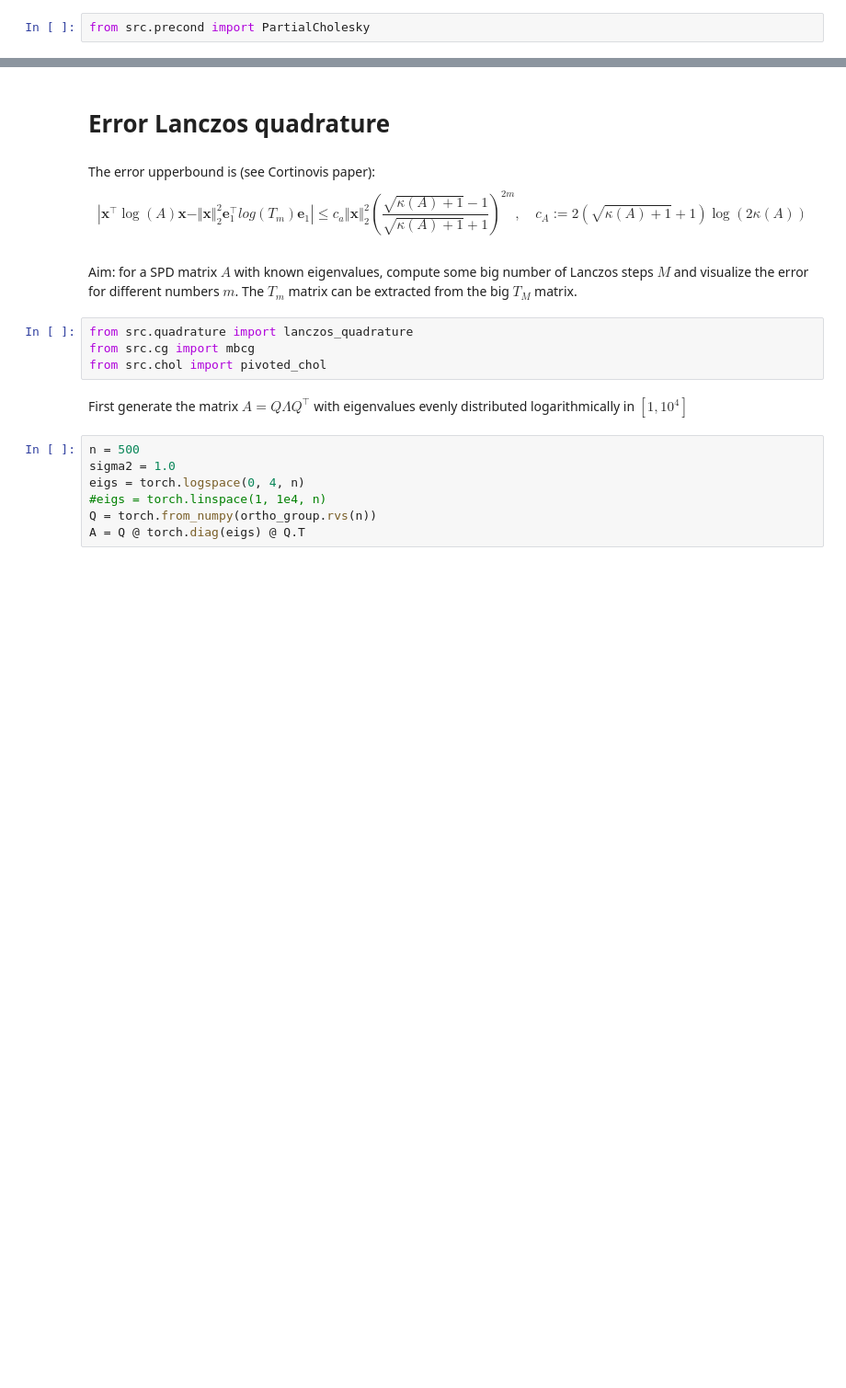
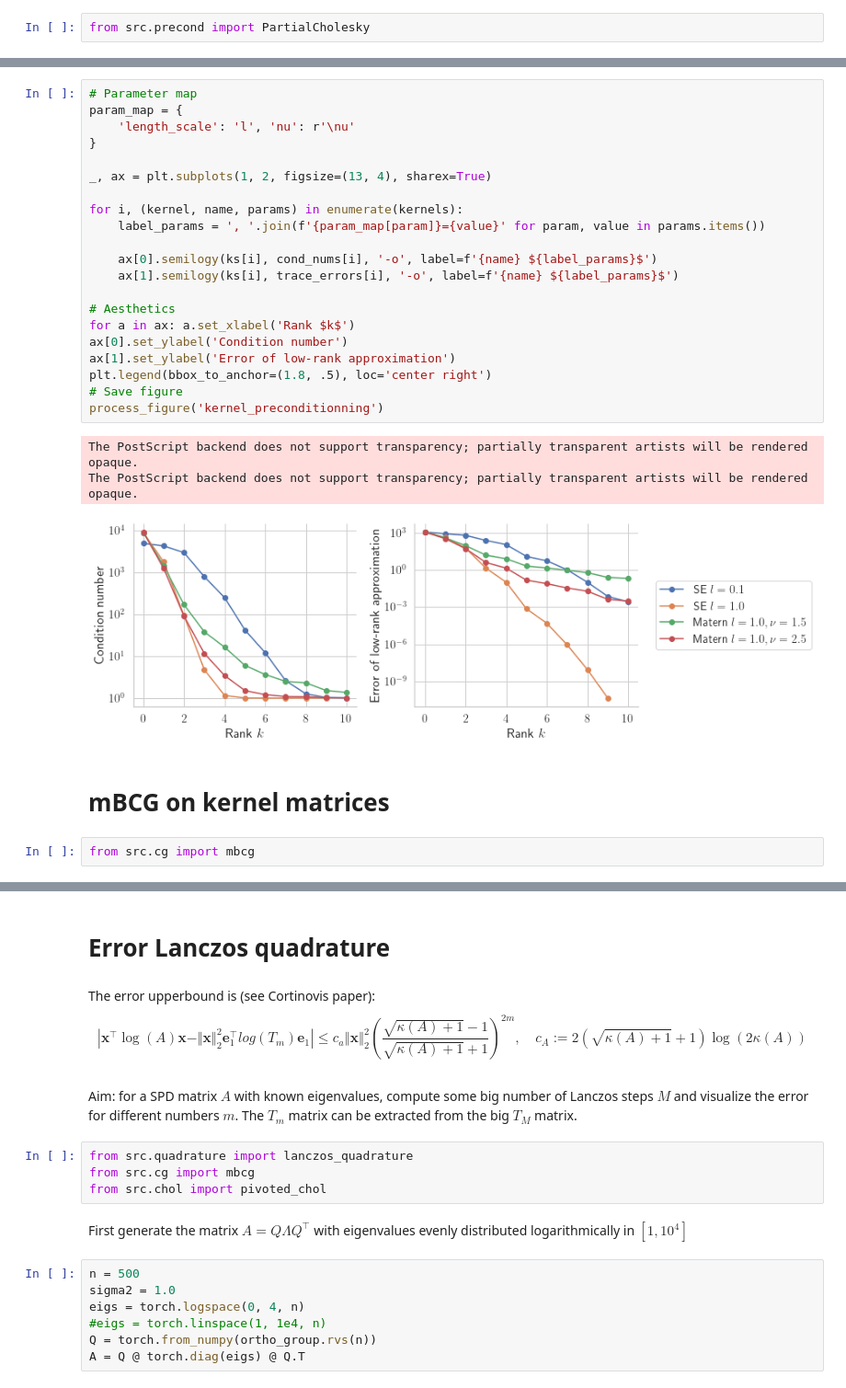
Before and after one commit to matthiaszeller/GP-linalg, a Jupyter notebook: tutorial/Numerical experiments.ipynb, the cells around one changed output, grey strips where cells are left out. Shown at 92% size. Saved outputs shown, nothing was run; the diff lists cells and outputs as text; blank space fills up the shorter version.

```diff
--- a/tutorial/Numerical experiments.ipynb
+++ b/tutorial/Numerical experiments.ipynb
@@ -94,0 +211,29 @@ plt.legend();
+# %%
+# Parameter map
+param_map = {
+    'length_scale': 'l', 'nu': r'\nu'
+}
+
+_, ax = plt.subplots(1, 2, figsize=(13, 4), sharex=True)
+
+for i, (kernel, name, params) in enumerate(kernels):
+    label_params = ', '.join(f'{param_map[param]}={value}' for param, value in params.items())
+
+    ax[0].semilogy(ks[i], cond_nums[i], '-o', label=f'{name} ${label_params}$')
+    ax[1].semilogy(ks[i], trace_errors[i], '-o', label=f'{name} ${label_params}$')
+
+# Aesthetics
+for a in ax: a.set_xlabel('Rank $k$')
+ax[0].set_ylabel('Condition number')
+ax[1].set_ylabel('Error of low-rank approximation')
+plt.legend(bbox_to_anchor=(1.8, .5), loc='center right')
+# Save figure
+process_figure('kernel_preconditionning')
+# %% [output]
+The PostScript backend does not support transparency; partially transparent artists will be rendered opaque.
+The PostScript backend does not support transparency; partially transparent artists will be rendered opaque.
+[figure, added]
+# %% [markdown]
+# mBCG on kernel matrices
+# %%
+from src.cg import mbcg
```
Also changed, not shown: parts of 47 cells of this notebook, 1 other file.
